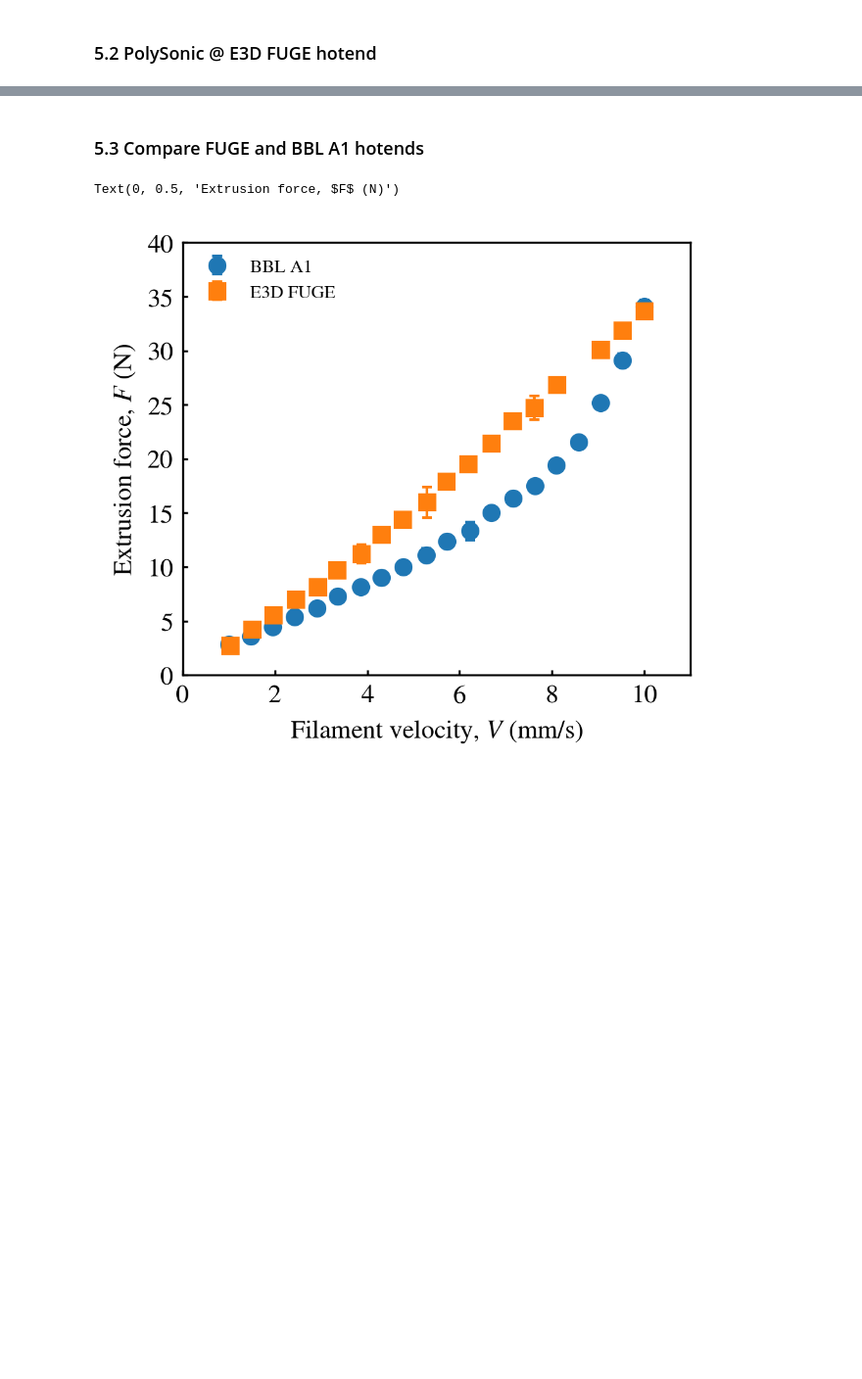
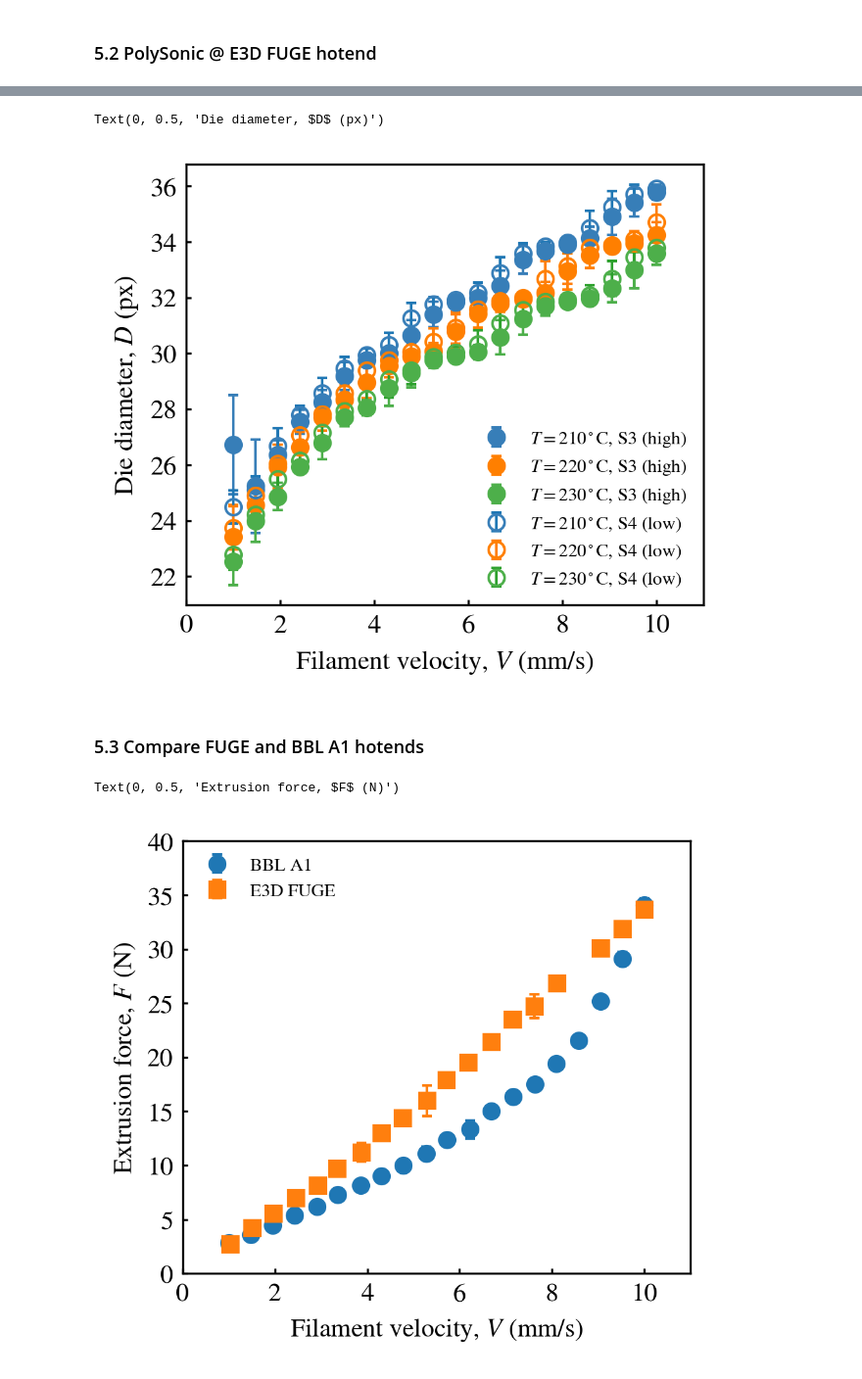
Before and after one commit to ZLoverty/ETP, a Jupyter notebook: Code/extrusion_force.ipynb, the cells around one changed output, grey strips where cells are left out. Shown at 98% size. Saved outputs shown, nothing was run; the diff lists cells and outputs as text; code cells hidden in the pictures; blank space fills up the shorter version.

```diff
--- a/Code/extrusion_force.ipynb
+++ b/Code/extrusion_force.ipynb
@@ -684,3 +737,24 @@ Text(0, 0.5, 'Extrusion force, $F$ (N)')
+# %%
+fig, ax = plt.subplots(figsize=(3.5, 3), dpi=300)
+for i, T in enumerate(organized_data3_fuge.keys()):
+    vels = organized_data3_fuge[T]["vels"]
+    forces = organized_data3_fuge[T]["dieswell"]
+    forces_std = organized_data3_fuge[T]["dieswell_std"]
+    ax.errorbar(vels, forces, yerr=forces_std, marker="o", ls="", lw=1, capsize=2, color=bestcolor(i), label=f"$T={T}^\\circ$C, S3 (high)")
+
+for i, T in enumerate(organized_data4_fuge.keys()):
+    vels = organized_data4_fuge[T]["vels"]
+    forces = organized_data4_fuge[T]["dieswell"]
+    forces_std = organized_data4_fuge[T]["dieswell_std"]
+    ax.errorbar(vels, forces, yerr=forces_std, marker="o", ls="", lw=1, capsize=2, mfc=(0,0,0,0), mec=bestcolor(i), label=f"$T={T}^\\circ$C, S4 (low)")
+ax.legend(fontsize=7, frameon=False)
+ax.set_xlim(0, 11)
+# ax.set_ylim(0, 60)
+ax.set_xlabel("Filament velocity, $V$ (mm/s)")
+ax.set_ylabel("Die diameter, $D$ (px)")
+# %% [output]
+Text(0, 0.5, 'Die diameter, $D$ (px)')
+[figure, added]
 # %% [markdown]
 ### 5.3 Compare FUGE and BBL A1 hotends
 # %%
```
Also changed, not shown: parts of 22 cells of this notebook, 1 other file.
